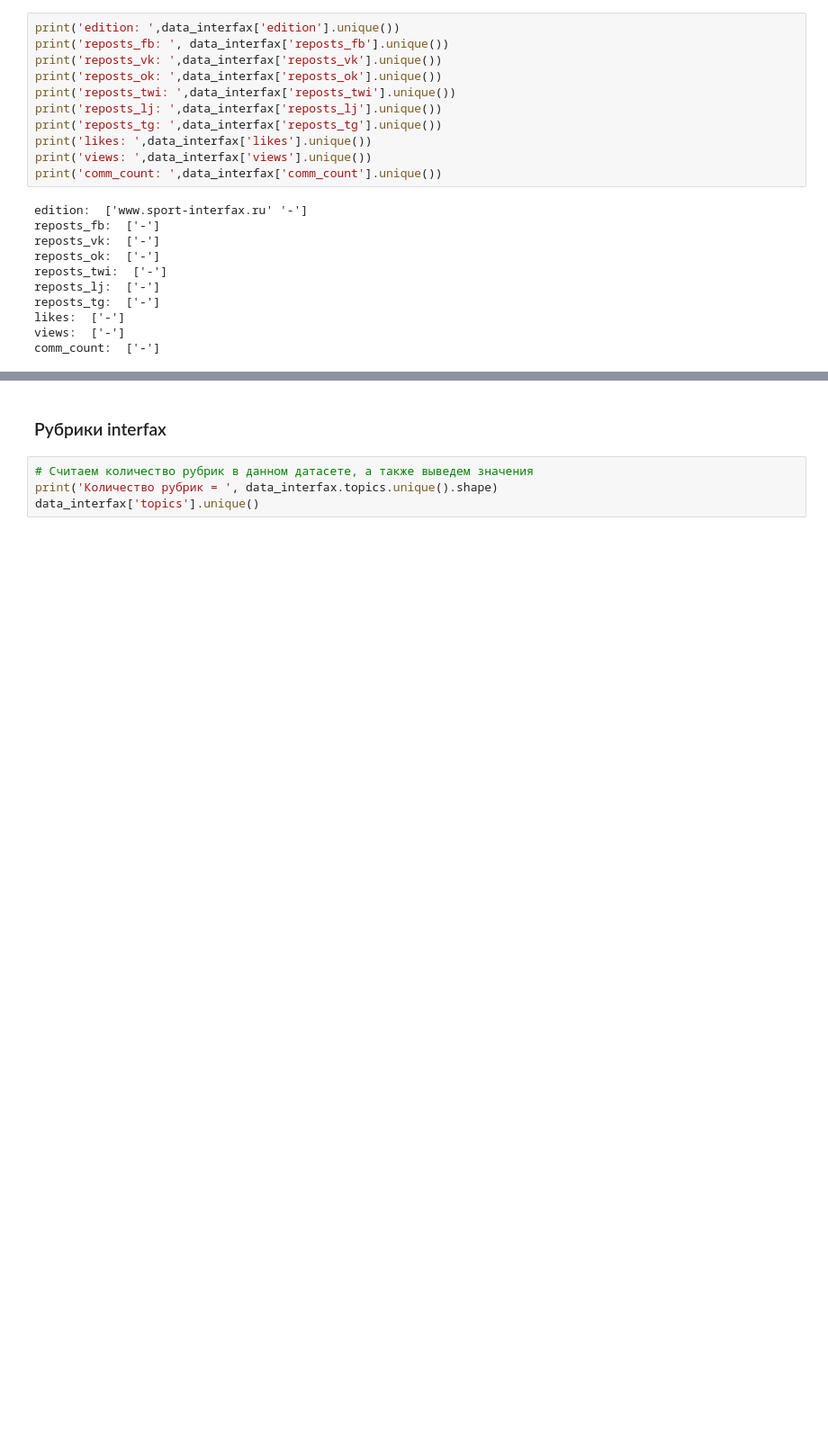
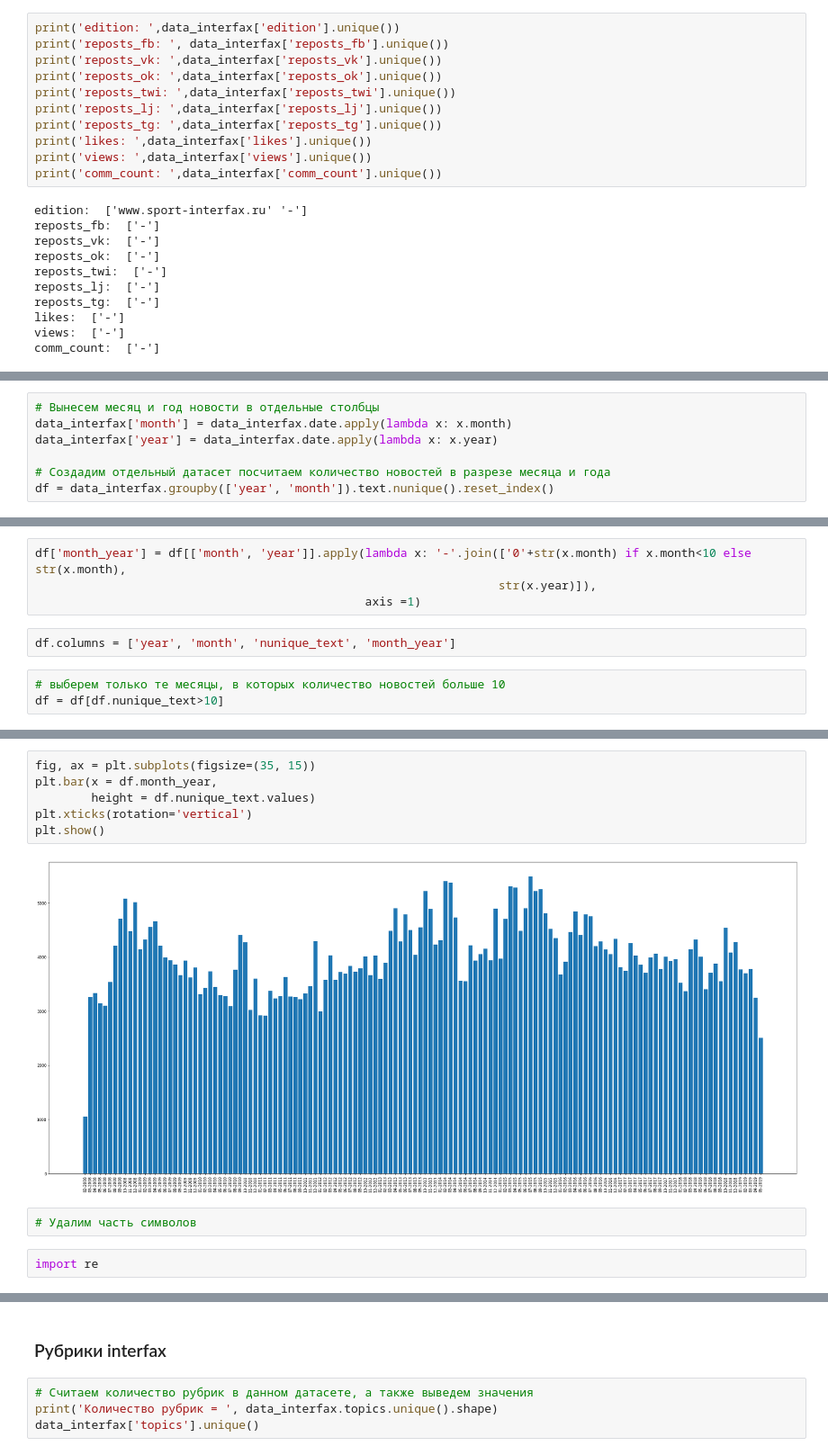
Before and after one commit to vetedde/proj_news_viz, a Jupyter notebook: analysis/news_source_analysis_interfax.ipynb, the cells around one changed output, grey strips where cells are left out. Shown: that part at 90% size. Saved outputs shown, nothing was run; the diff lists cells and outputs as text; blank space fills up the shorter version.

```diff
--- a/analysis/news_source_analysis_interfax.ipynb
+++ b/analysis/news_source_analysis_interfax.ipynb
@@ -152,0 +178,7 @@ comm_count:  ['-']
+# %%
+# Вынесем месяц и год новости в отдельные столбцы
+data_interfax['month'] = data_interfax.date.apply(lambda x: x.month)
+data_interfax['year'] = data_interfax.date.apply(lambda x: x.year)
+
+# Создадим отдельный датасет посчитаем количество новостей в разрезе месяца и года
+df = data_interfax.groupby(['year', 'month']).text.nunique().reset_index()
@@ -152,0 +206,9 @@ comm_count:  ['-']
+# %%
+df['month_year'] = df[['month', 'year']].apply(lambda x: '-'.join(['0'+str(x.month) if x.month<10 else str(x.month),
+                                                                  str(x.year)]),
+                                               axis =1)
+# %%
+df.columns = ['year', 'month', 'nunique_text', 'month_year']
+# %%
+# выберем только те месяцы, в которых количество новостей больше 10
+df = df[df.nunique_text>10]
@@ -152,0 +236,12 @@ comm_count:  ['-']
+# %%
+fig, ax = plt.subplots(figsize=(35, 15))
+plt.bar(x = df.month_year,
+        height = df.nunique_text.values)
+plt.xticks(rotation='vertical')
+plt.show()
+# %% [output]
+[figure, added]
+# %%
+# Удалим часть символов
+# %%
+import re
```
Also changed, not shown: parts of 42 cells of this notebook, 4 other files.
